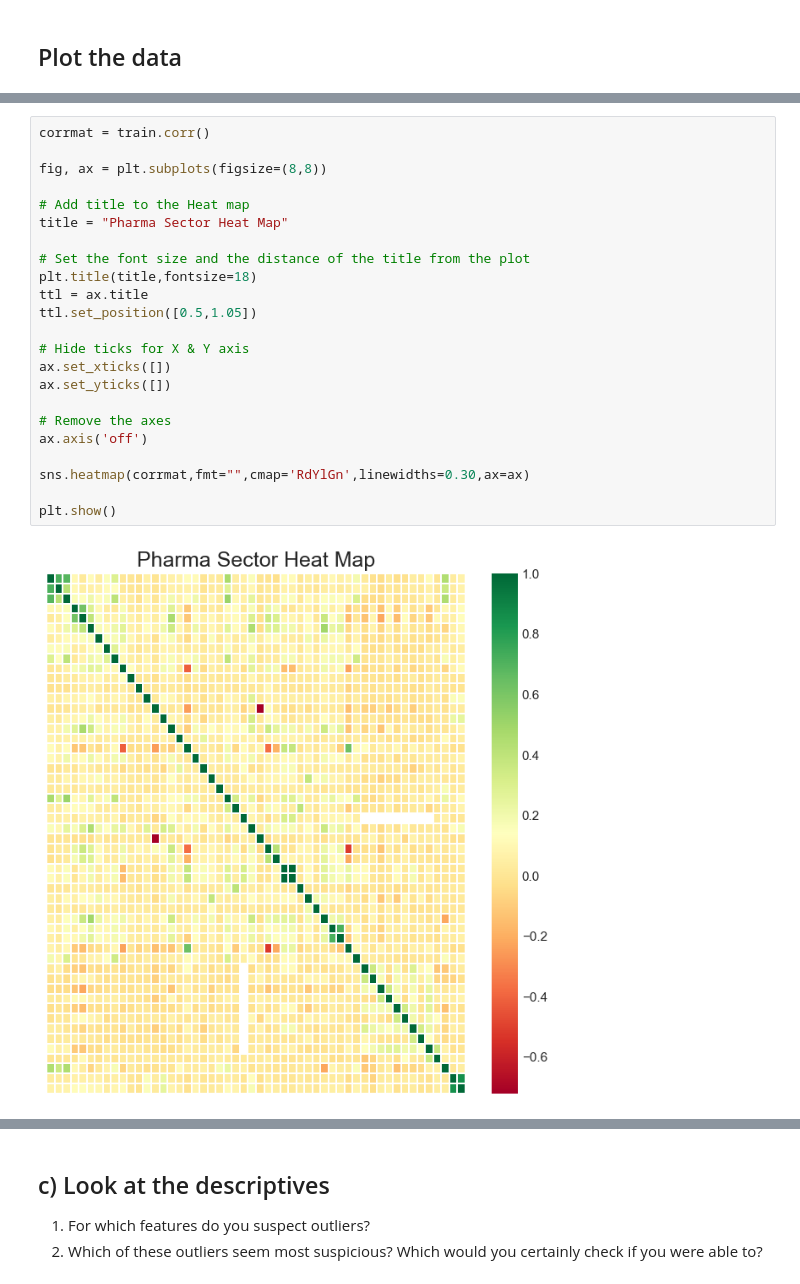
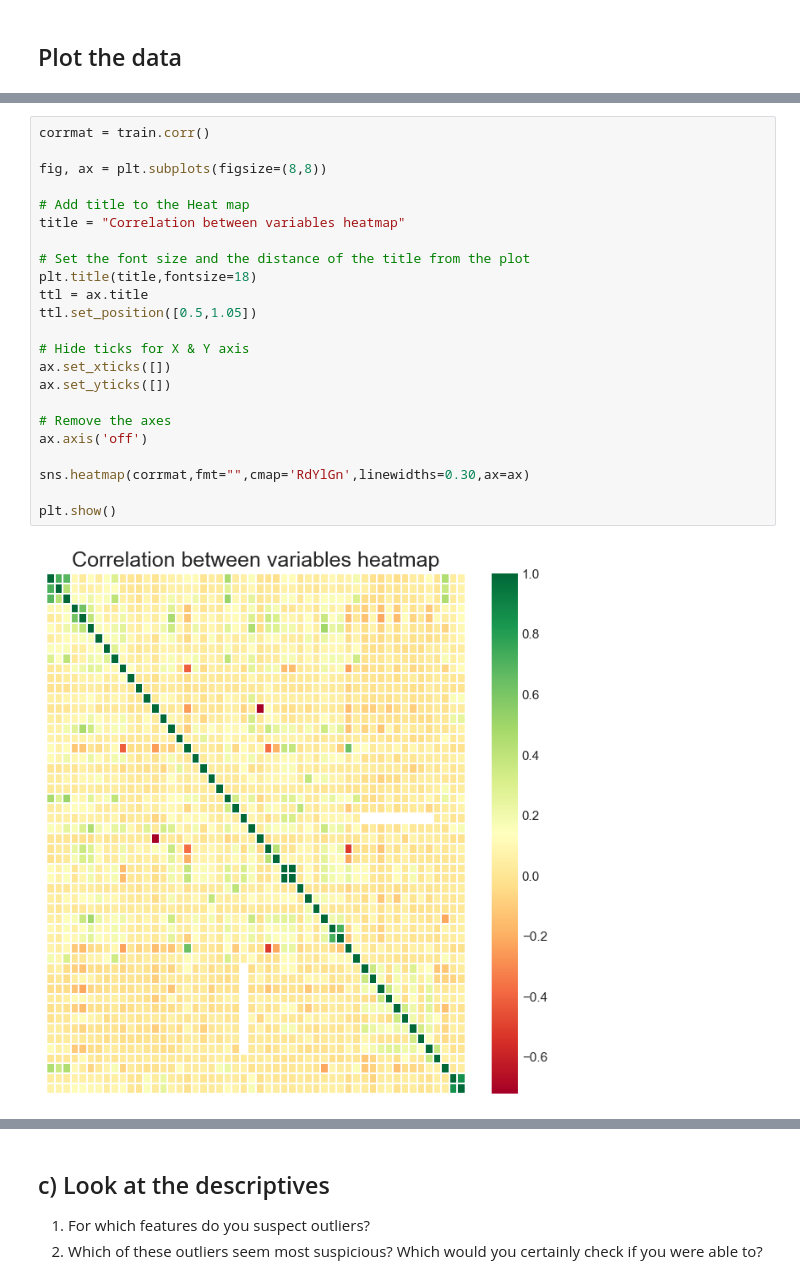
Before and after one commit to TomasHeyneman/Project-ML-, a Jupyter notebook: project.ipynb, the cells around one changed output, grey strips where cells are left out. Saved outputs shown, nothing was run; the diff lists cells and outputs as text.

```diff
--- a/project.ipynb
+++ b/project.ipynb
@@ -215,26 +228,26 @@ plt.axis([0, 10, 0,5000])
 # %%
 corrmat = train.corr()
 
 fig, ax = plt.subplots(figsize=(8,8))
 
 # Add title to the Heat map
-title = "Pharma Sector Heat Map"
+title = "Correlation between variables heatmap"
 
 # Set the font size and the distance of the title from the plot
 plt.title(title,fontsize=18)
 ttl = ax.title
 ttl.set_position([0.5,1.05])
 
 # Hide ticks for X & Y axis
 ax.set_xticks([])
 ax.set_yticks([])
 
 # Remove the axes
 ax.axis('off')
 
 sns.heatmap(corrmat,fmt="",cmap='RdYlGn',linewidths=0.30,ax=ax)
 
 plt.show()
 # %% [output]
-[figure, old version]
+[figure, new version]
 # %%
```
Also changed, not shown: parts of 45 cells of this notebook, 1 other file.
